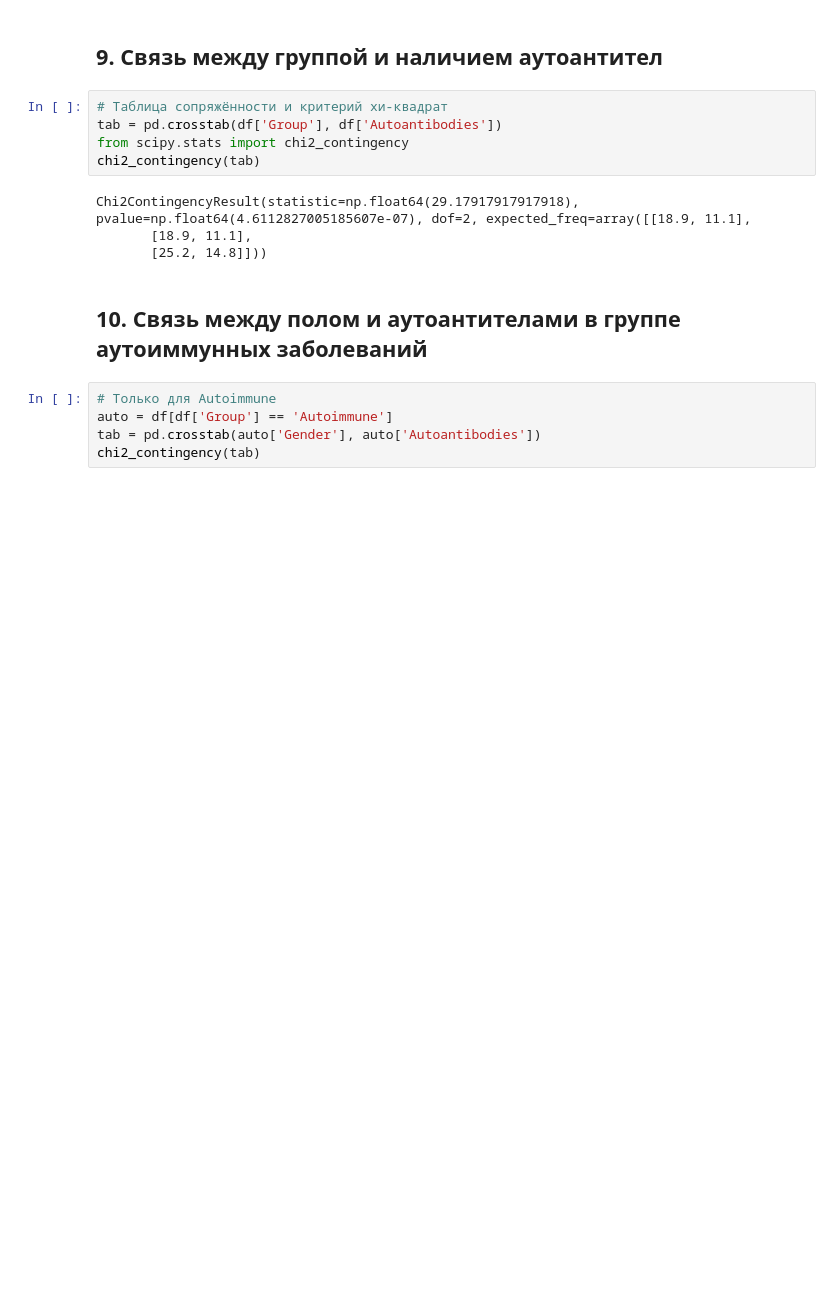
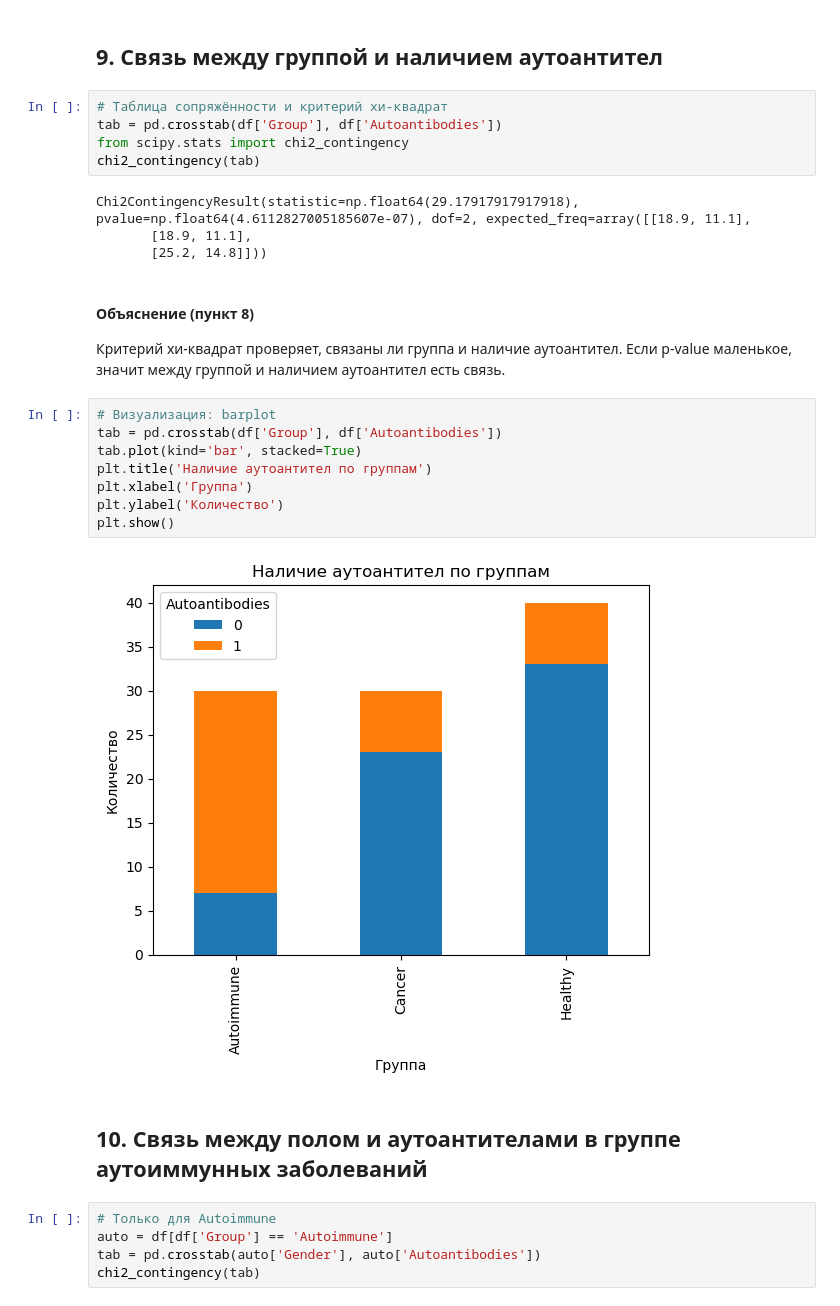
Before and after one commit to CaktusJohn/Medical-data-analysis, a Jupyter notebook: Immunology data analysis/Immunology data analysis.ipynb, the cells around one changed output. Cells and saved outputs as stored; diff of their text form; blank space fills up the shorter version.

```diff
--- a/Immunology data analysis/Immunology data analysis.ipynb
+++ b/Immunology data analysis/Immunology data analysis.ipynb
@@ -166,6 +213,19 @@ chi2_contingency(tab)
 Chi2ContingencyResult(statistic=np.float64(29.17917917917918), pvalue=np.float64(4.6112827005185607e-07), dof=2, expected_freq=array([[18.9, 11.1],
        [18.9, 11.1],
        [25.2, 14.8]]))
+# %% [markdown]
+#### Объяснение (пункт 8)
+Критерий хи-квадрат проверяет, связаны ли группа и наличие аутоантител. Если p-value маленькое, значит между группой и наличием аутоантител есть связь.
+# %%
+# Визуализация: barplot
+tab = pd.crosstab(df['Group'], df['Autoantibodies'])
+tab.plot(kind='bar', stacked=True)
+plt.title('Наличие аутоантител по группам')
+plt.xlabel('Группа')
+plt.ylabel('Количество')
+plt.show()
+# %% [output]
+[figure, added]
 # %% [markdown]
 ## 10. Связь между полом и аутоантителами в группе аутоиммунных заболеваний
 # %%
```
Also changed, not shown: parts of 14 cells of this notebook.
